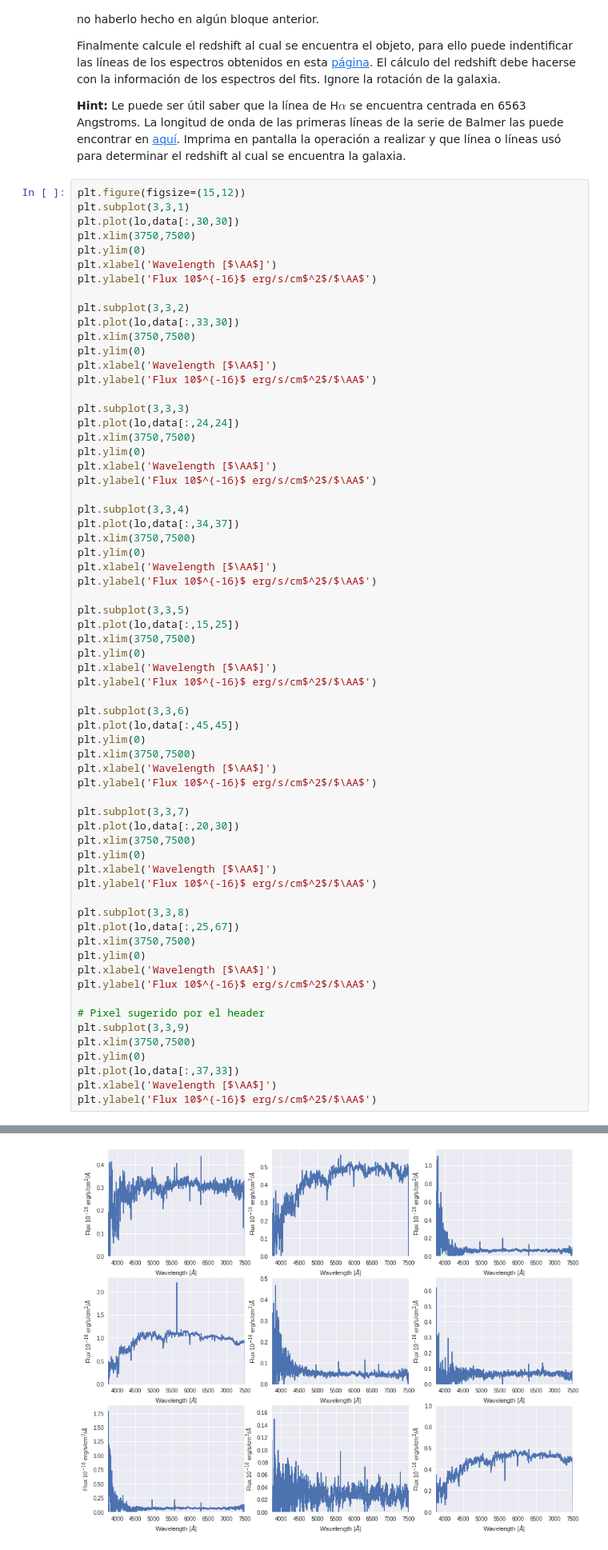
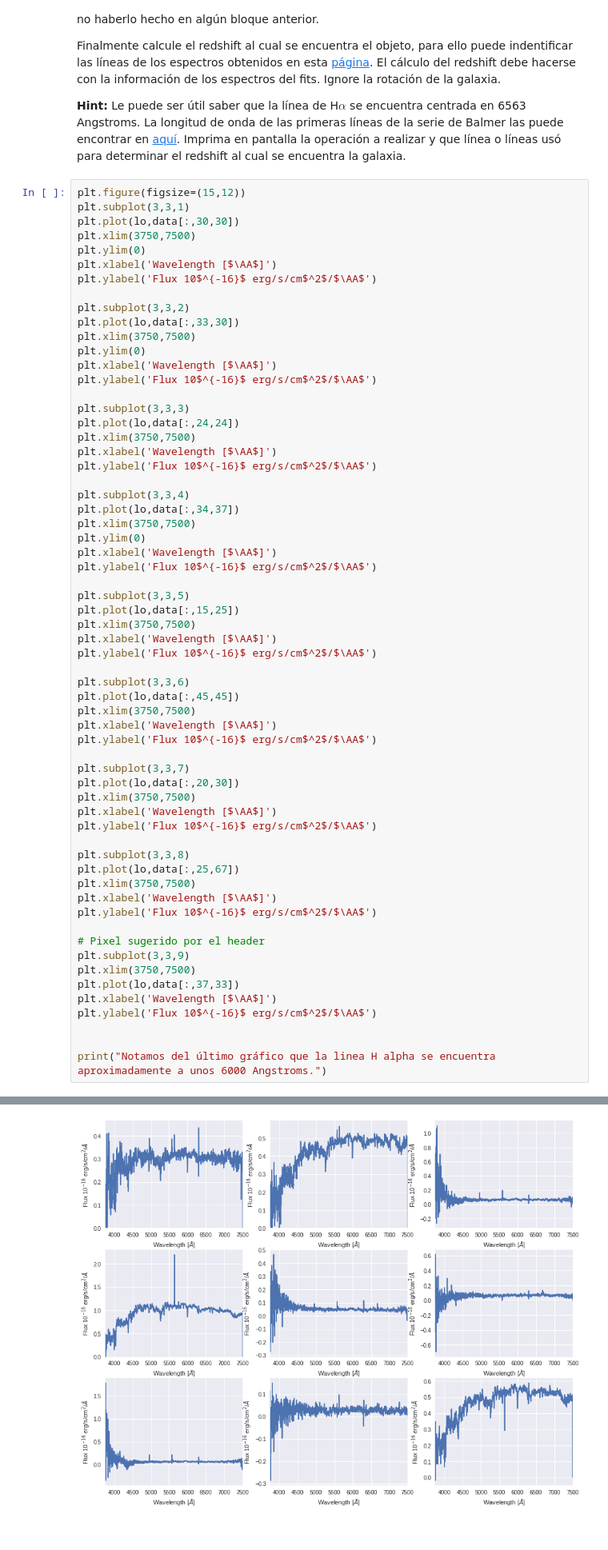
Before and after one commit to franciscourbina/minitarea4, a Jupyter notebook: minitarea4.ipynb, the cells around one changed output, grey strips where cells are left out. Shown at 80% size. Drawn from its saved outputs; the diff is of its cells as text.

```diff
--- a/minitarea4.ipynb
+++ b/minitarea4.ipynb
@@ -158,7 +162,6 @@ plt.ylabel('Flux 10$^{-16}$ erg/s/cm$^2$/$\AA$')
 plt.subplot(3,3,3)
 plt.plot(lo,data[:,24,24])
 plt.xlim(3750,7500)
-plt.ylim(0)
 plt.xlabel('Wavelength [$\AA$]')
 plt.ylabel('Flux 10$^{-16}$ erg/s/cm$^2$/$\AA$')
 
@@ -172,13 +175,11 @@ plt.ylabel('Flux 10$^{-16}$ erg/s/cm$^2$/$\AA$')
 plt.subplot(3,3,5)
 plt.plot(lo,data[:,15,25])
 plt.xlim(3750,7500)
-plt.ylim(0)
 plt.xlabel('Wavelength [$\AA$]')
 plt.ylabel('Flux 10$^{-16}$ erg/s/cm$^2$/$\AA$')
 
 plt.subplot(3,3,6)
 plt.plot(lo,data[:,45,45])
-plt.ylim(0)
 plt.xlim(3750,7500)
 plt.xlabel('Wavelength [$\AA$]')
 plt.ylabel('Flux 10$^{-16}$ erg/s/cm$^2$/$\AA$')
@@ -186,22 +187,22 @@ plt.ylabel('Flux 10$^{-16}$ erg/s/cm$^2$/$\AA$')
 plt.subplot(3,3,7)
 plt.plot(lo,data[:,20,30])
 plt.xlim(3750,7500)
-plt.ylim(0)
 plt.xlabel('Wavelength [$\AA$]')
 plt.ylabel('Flux 10$^{-16}$ erg/s/cm$^2$/$\AA$')
 
 plt.subplot(3,3,8)
 plt.plot(lo,data[:,25,67])
 plt.xlim(3750,7500)
-plt.ylim(0)
 plt.xlabel('Wavelength [$\AA$]')
 plt.ylabel('Flux 10$^{-16}$ erg/s/cm$^2$/$\AA$')
 
 # Pixel sugerido por el header
 plt.subplot(3,3,9)
 plt.xlim(3750,7500)
-plt.ylim(0)
 plt.plot(lo,data[:,37,33])
 plt.xlabel('Wavelength [$\AA$]')
 plt.ylabel('Flux 10$^{-16}$ erg/s/cm$^2$/$\AA$')
+
+
+print("Notamos del último gráfico que la linea H alpha se encuentra aproximadamente a unos 6000 Angstroms.")
 # %% [output]
@@ -209,4 +210,4 @@ Text(0,0.5,'Flux 10$^{-16}$ erg/s/cm$^2$/$\\AA$')
-[figure, old version]
+[figure, new version]
 # %% [markdown]
 #4. Coordenadas
 
```
Also changed, not shown: parts of 5 cells of this notebook.
